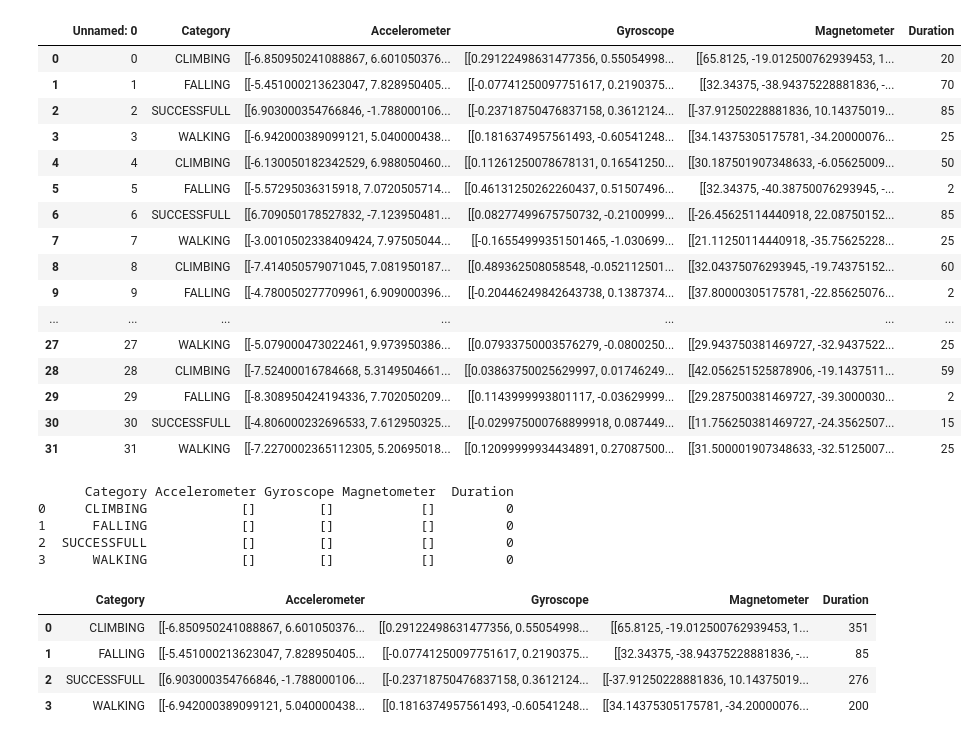
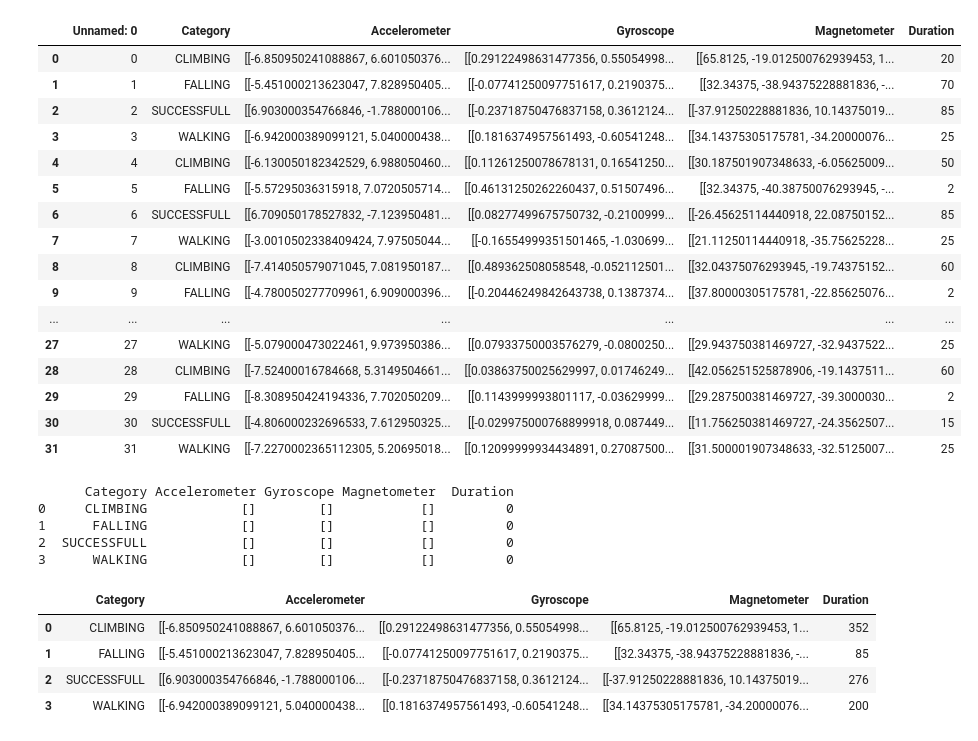
Before and after one commit to ItsMeLucifer/mobile-sensors-data-labeling-model, a Jupyter notebook: graphs.ipynb, the cells around one changed output. Cells and saved outputs as stored; diff of their text form; code cells hidden in the pictures.

```diff
--- a/graphs.ipynb
+++ b/graphs.ipynb
@@ -5,23 +5,23 @@ import matplotlib.pyplot as plt
 import ast
 import math
 # %%
-df = pd.read_csv('prepared_data/back_no_anomaly.csv')
+df = pd.read_csv('prepared_data/back.csv')
 df
 # %% [output]
 |  | Unnamed: 0 | Category | Accelerometer | Gyroscope | Magnetometer | Duration |
 | 0 | 0 | CLIMBING | [[-6.850950241088867, 6.601050376... | [[0.29122498631477356, 0.55054998... | [[65.8125, -19.012500762939453, 1... | 20 |
 | 1 | 1 | FALLING | [[-5.451000213623047, 7.828950405... | [[-0.07741250097751617, 0.2190375... | [[32.34375, -38.94375228881836, -... | 70 |
 | 2 | 2 | SUCCESSFULL | [[6.903000354766846, -1.788000106... | [[-0.23718750476837158, 0.3612124... | [[-37.91250228881836, 10.14375019... | 85 |
 | 3 | 3 | WALKING | [[-6.942000389099121, 5.040000438... | [[0.1816374957561493, -0.60541248... | [[34.14375305175781, -34.20000076... | 25 |
 | 4 | 4 | CLIMBING | [[-6.130050182342529, 6.988050460... | [[0.11261250078678131, 0.16541250... | [[30.187501907348633, -6.05625009... | 50 |
 | 5 | 5 | FALLING | [[-5.57295036315918, 7.0720505714... | [[0.46131250262260437, 0.51507496... | [[32.34375, -40.38750076293945, -... | 2 |
 | 6 | 6 | SUCCESSFULL | [[6.709050178527832, -7.123950481... | [[0.08277499675750732, -0.2100999... | [[-26.45625114440918, 22.08750152... | 85 |
 | 7 | 7 | WALKING | [[-3.0010502338409424, 7.97505044... | [[-0.16554999351501465, -1.030699... | [[21.11250114440918, -35.75625228... | 25 |
 | 8 | 8 | CLIMBING | [[-7.414050579071045, 7.081950187... | [[0.489362508058548, -0.052112501... | [[32.04375076293945, -19.74375152... | 60 |
 | 9 | 9 | FALLING | [[-4.780050277709961, 6.909000396... | [[-0.20446249842643738, 0.1387374... | [[37.80000305175781, -22.85625076... | 2 |
 | ... | ... | ... | ... | ... | ... | ... |
 | 27 | 27 | WALKING | [[-5.079000473022461, 9.973950386... | [[0.07933750003576279, -0.0800250... | [[29.943750381469727, -32.9437522... | 25 |
-| 28 | 28 | CLIMBING | [[-7.52400016784668, 5.3149504661... | [[0.03863750025629997, 0.01746249... | [[42.056251525878906, -19.1437511... | 59 |
+| 28 | 28 | CLIMBING | [[-7.52400016784668, 5.3149504661... | [[0.03863750025629997, 0.01746249... | [[42.056251525878906, -19.1437511... | 60 |
 | 29 | 29 | FALLING | [[-8.308950424194336, 7.702050209... | [[0.1143999993801117, -0.03629999... | [[29.287500381469727, -39.3000030... | 2 |
 | 30 | 30 | SUCCESSFULL | [[-4.806000232696533, 7.612950325... | [[-0.029975000768899918, 0.087449... | [[11.756250381469727, -24.3562507... | 15 |
 | 31 | 31 | WALKING | [[-7.2270002365112305, 5.20695018... | [[0.12099999934434891, 0.27087500... | [[31.500001907348633, -32.5125007... | 25 |
@@ -63,7 +63,7 @@ new_df
 2  SUCCESSFULL            []        []           []         0
 3      WALKING            []        []           []         0
 |  | Category | Accelerometer | Gyroscope | Magnetometer | Duration |
-| 0 | CLIMBING | [[-6.850950241088867, 6.601050376... | [[0.29122498631477356, 0.55054998... | [[65.8125, -19.012500762939453, 1... | 351 |
+| 0 | CLIMBING | [[-6.850950241088867, 6.601050376... | [[0.29122498631477356, 0.55054998... | [[65.8125, -19.012500762939453, 1... | 352 |
 | 1 | FALLING | [[-5.451000213623047, 7.828950405... | [[-0.07741250097751617, 0.2190375... | [[32.34375, -38.94375228881836, -... | 85 |
 | 2 | SUCCESSFULL | [[6.903000354766846, -1.788000106... | [[-0.23718750476837158, 0.3612124... | [[-37.91250228881836, 10.14375019... | 276 |
 | 3 | WALKING | [[-6.942000389099121, 5.040000438... | [[0.1816374957561493, -0.60541248... | [[34.14375305175781, -34.20000076... | 200 |
```
Also changed, not shown: parts of 8 cells of this notebook, 12 other files.
